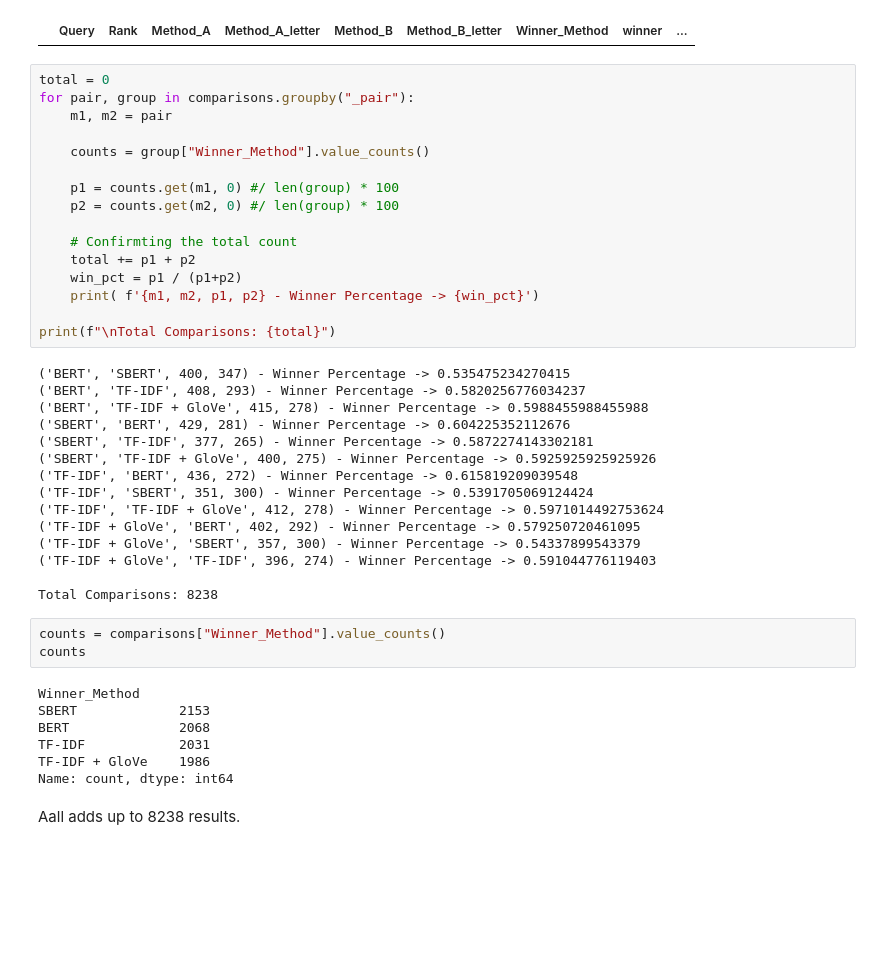
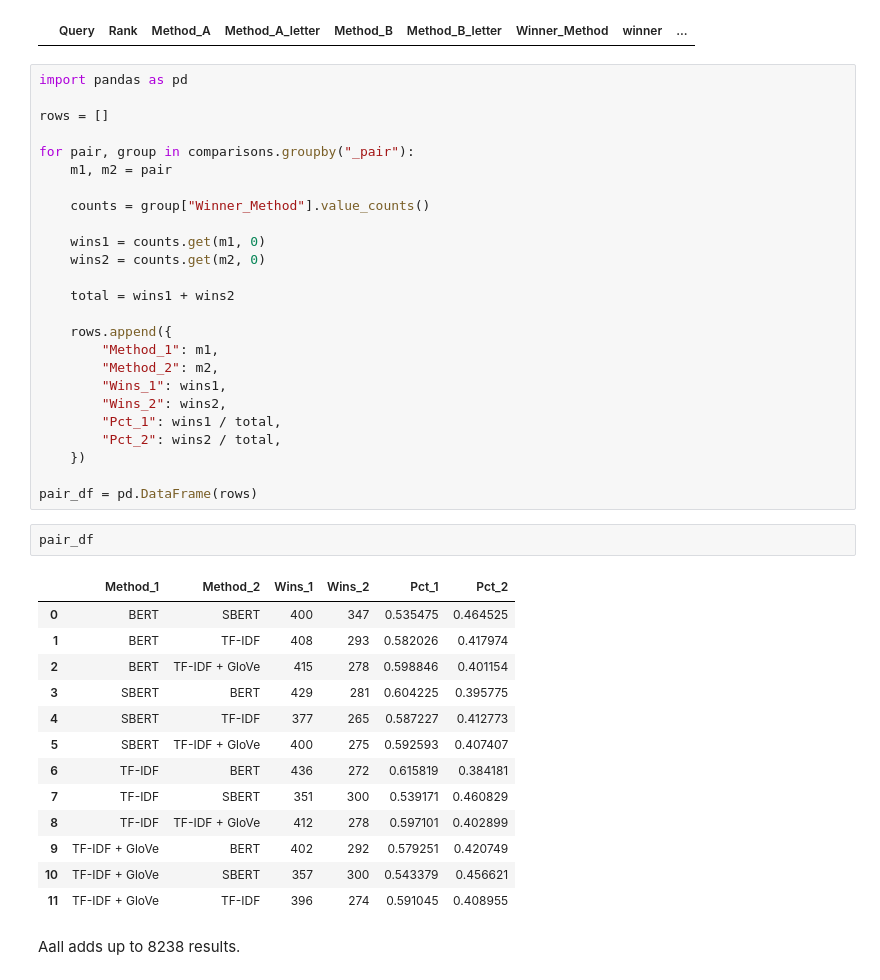
Before and after one commit to cwc09262/psalms-nlp-research, a Jupyter notebook: query_compare/llm_scoring/new_full/llm_results_eval.ipynb, the cells around one changed output. Saved outputs shown, nothing was run; the diff lists cells and outputs as text; blank space fills up the shorter version.

```diff
--- a/query_compare/llm_scoring/new_full/llm_results_eval.ipynb
+++ b/query_compare/llm_scoring/new_full/llm_results_eval.ipynb
@@ -853,45 +867,45 @@ comparisons[
 # %% [output]
 |  | Query | Rank | Method_A | Method_A_letter | Method_B | Method_B_letter | Winner_Method | winner | ... |
 # %%
-total = 0
+import pandas as pd
+
+rows = []
+
 for pair, group in comparisons.groupby("_pair"):
     m1, m2 = pair
 
     counts = group["Winner_Method"].value_counts()
 
-    p1 = counts.get(m1, 0) #/ len(group) * 100
-    p2 = counts.get(m2, 0) #/ len(group) * 100
+    wins1 = counts.get(m1, 0)
+    wins2 = counts.get(m2, 0)
 
-    # Confirmting the total count
-    total += p1 + p2
-    win_pct = p1 / (p1+p2)
-    print( f'{m1, m2, p1, p2} - Winner Percentage -> {win_pct}')
+    total = wins1 + wins2
 
-print(f"\nTotal Comparisons: {total}")
+    rows.append({
+        "Method_1": m1,
+        "Method_2": m2,
+        "Wins_1": wins1,
+        "Wins_2": wins2,
+        "Pct_1": wins1 / total,
+        "Pct_2": wins2 / total,
+    })
+
+pair_df = pd.DataFrame(rows)
-# %% [output]
-('BERT', 'SBERT', 400, 347) - Winner Percentage -> 0.535475234270415
-('BERT', 'TF-IDF', 408, 293) - Winner Percentage -> 0.5820256776034237
-('BERT', 'TF-IDF + GloVe', 415, 278) - Winner Percentage -> 0.5988455988455988
-('SBERT', 'BERT', 429, 281) - Winner Percentage -> 0.604225352112676
-('SBERT', 'TF-IDF', 377, 265) - Winner Percentage -> 0.5872274143302181
-('SBERT', 'TF-IDF + GloVe', 400, 275) - Winner Percentage -> 0.5925925925925926
-('TF-IDF', 'BERT', 436, 272) - Winner Percentage -> 0.615819209039548
-('TF-IDF', 'SBERT', 351, 300) - Winner Percentage -> 0.5391705069124424
-('TF-IDF', 'TF-IDF + GloVe', 412, 278) - Winner Percentage -> 0.5971014492753624
-('TF-IDF + GloVe', 'BERT', 402, 292) - Winner Percentage -> 0.579250720461095
-('TF-IDF + GloVe', 'SBERT', 357, 300) - Winner Percentage -> 0.54337899543379
-('TF-IDF + GloVe', 'TF-IDF', 396, 274) - Winner Percentage -> 0.591044776119403
-
-Total Comparisons: 8238
-# %%
-counts = comparisons["Winner_Method"].value_counts()
-counts
-# %% [output]
-Winner_Method
-SBERT             2153
-BERT              2068
-TF-IDF            2031
-TF-IDF + GloVe    1986
-Name: count, dtype: int64
+# %%
+pair_df
+# %% [output]
+|  | Method_1 | Method_2 | Wins_1 | Wins_2 | Pct_1 | Pct_2 |
+| 0 | BERT | SBERT | 400 | 347 | 0.535475 | 0.464525 |
+| 1 | BERT | TF-IDF | 408 | 293 | 0.582026 | 0.417974 |
+| 2 | BERT | TF-IDF + GloVe | 415 | 278 | 0.598846 | 0.401154 |
+| 3 | SBERT | BERT | 429 | 281 | 0.604225 | 0.395775 |
+| 4 | SBERT | TF-IDF | 377 | 265 | 0.587227 | 0.412773 |
+| 5 | SBERT | TF-IDF + GloVe | 400 | 275 | 0.592593 | 0.407407 |
+| 6 | TF-IDF | BERT | 436 | 272 | 0.615819 | 0.384181 |
+| 7 | TF-IDF | SBERT | 351 | 300 | 0.539171 | 0.460829 |
+| 8 | TF-IDF | TF-IDF + GloVe | 412 | 278 | 0.597101 | 0.402899 |
+| 9 | TF-IDF + GloVe | BERT | 402 | 292 | 0.579251 | 0.420749 |
+| 10 | TF-IDF + GloVe | SBERT | 357 | 300 | 0.543379 | 0.456621 |
+| 11 | TF-IDF + GloVe | TF-IDF | 396 | 274 | 0.591045 | 0.408955 |
 # %% [markdown]
 Aall adds up to 8238 results.
```
Also changed, not shown: parts of 31 cells of this notebook, 4 other files.
